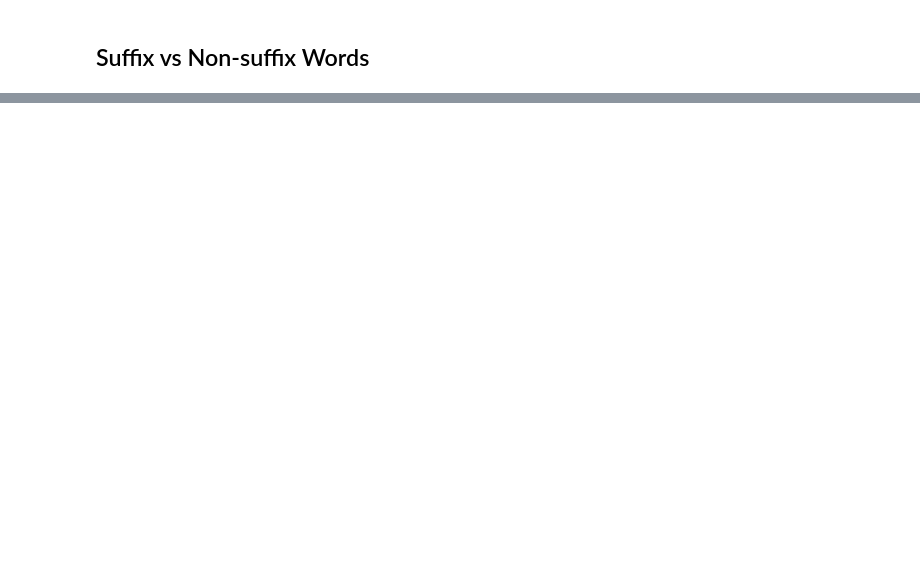
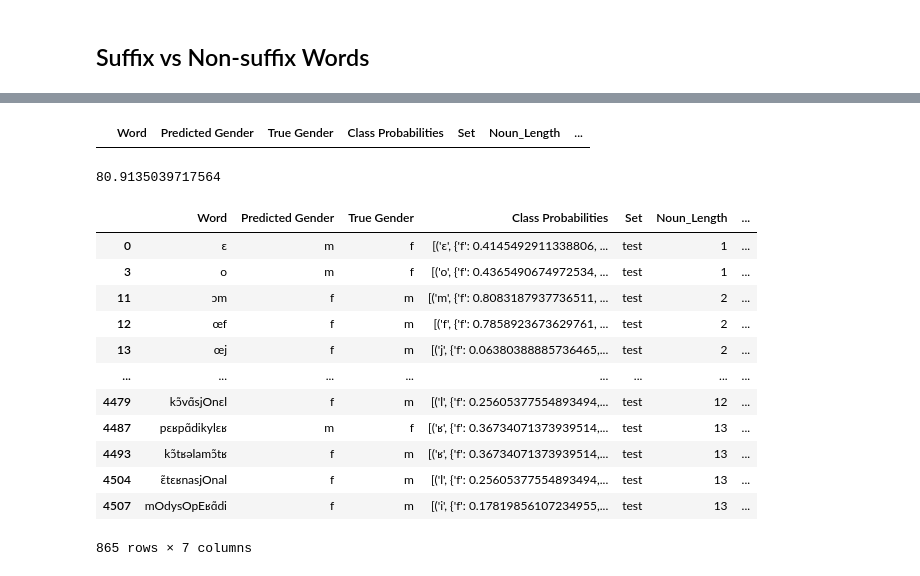
Before and after one commit to obonami/gender_prediction, a Jupyter notebook: src/analysis.ipynb, the cells around one changed output, grey strips where cells are left out. Cells and saved outputs as stored; diff of their text form; code cells hidden in the pictures; blank space fills up the shorter version.

```diff
--- a/src/analysis.ipynb
+++ b/src/analysis.ipynb
@@ -235,0 +146,3 @@ Probability values:
+# %%
+phon_preds = pd.read_csv('../results/echantinom_phon_preds.csv')
+phon_preds
@@ -235,0 +163,33 @@ Probability values:
+# %%
+phon_preds['Noun_Length'] = phon_preds['Word'].apply(len)
+phon_preds['Probabilities_Length'] = phon_preds['Class Probabilities'].apply(lambda x: len(ast.literal_eval(x)))
+
+filtered_df = phon_preds[phon_preds['Probabilities_Length'] != phon_preds['Noun_Length']]
+
+filtered_df
+# %% [output]
+|  | Word | Predicted Gender | True Gender | Class Probabilities | Set | Noun_Length | ... |
+# %%
+phon_correct = phon_preds[phon_preds['Predicted Gender'] == phon_preds['True Gender']]
+
+phon_percentage_correct = (phon_correct.shape[0] / phon_preds.shape[0]) * 100
+phon_percentage_correct
+# %% [output]
+80.9135039717564
+# %%
+phon_incorrect = phon_preds[phon_preds['Predicted Gender'] != phon_preds['True Gender']]
+phon_incorrect
+# %% [output]
+|  | Word | Predicted Gender | True Gender | Class Probabilities | Set | Noun_Length | ... |
+| 0 | ɛ | m | f | [('ɛ', {'f': 0.4145492911338806, ... | test | 1 | ... |
+| 3 | o | m | f | [('o', {'f': 0.4365490674972534, ... | test | 1 | ... |
+| 11 | ɔm | f | m | [('m', {'f': 0.8083187937736511, ... | test | 2 | ... |
+| 12 | œf | f | m | [('f', {'f': 0.7858923673629761, ... | test | 2 | ... |
+| 13 | œj | f | m | [('j', {'f': 0.06380388885736465,... | test | 2 | ... |
+| ... | ... | ... | ... | ... | ... | ... | ... |
+| 4479 | kɔ̃vɑ̃sjOnɛl | f | m | [('l', {'f': 0.25605377554893494,... | test | 12 | ... |
+| 4487 | pɛʁpɑ̃dikylɛʁ | m | f | [('ʁ', {'f': 0.36734071373939514,... | test | 13 | ... |
+| 4493 | kɔ̃tʁəlamɔ̃tʁ | f | m | [('ʁ', {'f': 0.36734071373939514,... | test | 13 | ... |
+| 4504 | ɛ̃tɛʁnasjOnal | f | m | [('l', {'f': 0.25605377554893494,... | test | 13 | ... |
+| 4507 | mOdysOpEʁɑ̃di | f | m | [('i', {'f': 0.17819856107234955,... | test | 13 | ... |
+865 rows × 7 columns
```
Also changed, not shown: parts of 20 cells of this notebook, 14 other files.
